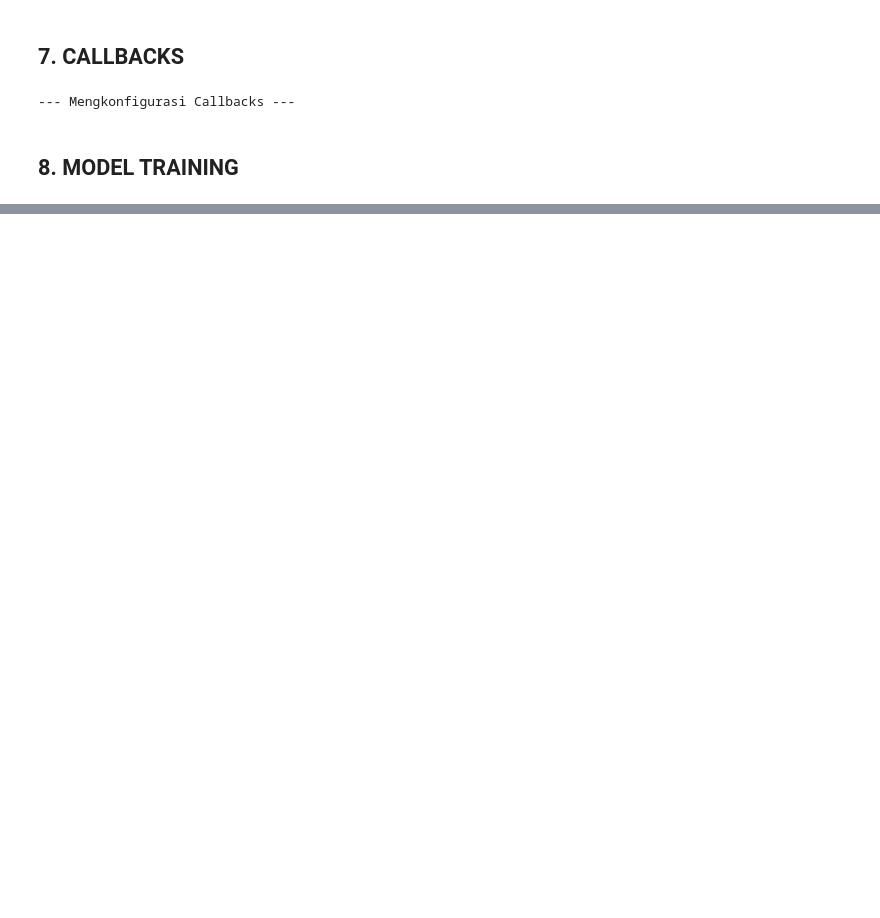
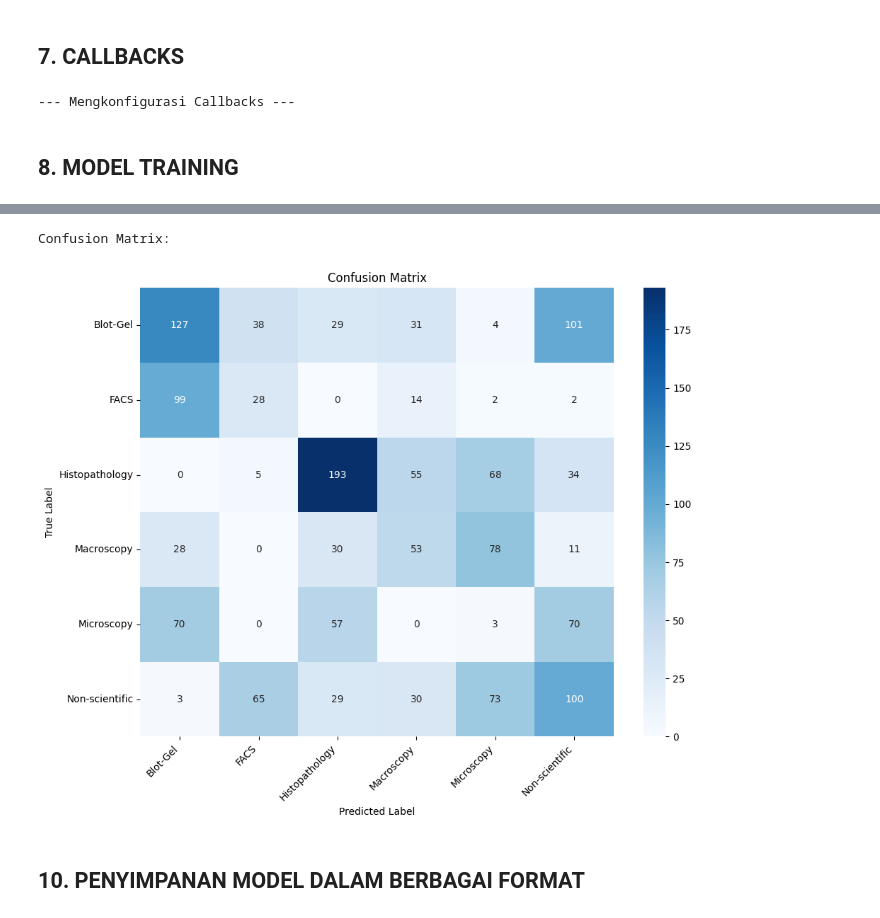
Before and after one commit to maybeitsai/scientific-image-classification, a Jupyter notebook: main.ipynb, the cells around one changed output, grey strips where cells are left out. Saved outputs shown, nothing was run; the diff lists cells and outputs as text; code cells hidden in the pictures; blank space fills up the shorter version.

```diff
--- a/main.ipynb
+++ b/main.ipynb
@@ -564,0 +634,25 @@ Epoch 1/30
+# %%
+# Prediksi pada Test Set untuk Laporan Klasifikasi & Confusion Matrix
+print("Membuat prediksi pada Test Set...")
+y_pred_prob = model.predict(test_ds)
+y_pred = np.argmax(y_pred_prob, axis=1)
+
+# Dapatkan label sebenarnya dari Test Set
+y_true = []
+for images, labels in test_ds.unbatch(): # Unbatch untuk mendapatkan label individual
+    y_true.append(labels.numpy())
+y_true = np.array(y_true)
+
+# Pastikan jumlah prediksi dan label sebenarnya cocok
+print(f"Jumlah prediksi: {len(y_pred)}")
+print(f"Jumlah label sebenarnya: {len(y_true)}")
+if len(y_pred) != len(y_true):
+     print("WARNING: Ukuran prediksi dan label sebenarnya tidak cocok! Ini bisa terjadi jika batch terakhir tidak penuh.")
+     # Coba ambil label dengan cara lain jika perlu
+     y_true = np.concatenate([y for x, y in test_ds], axis=0)
+     print(f"Jumlah label sebenarnya (setelah concatenate): {len(y_true)}")
+     # Potong y_pred jika perlu (kurang ideal)
+     if len(y_pred) > len(y_true):
+         y_pred = y_pred[:len(y_true)]
+     elif len(y_true) > len(y_pred): # Ini jarang terjadi
+         y_true = y_true[:len(y_pred)]
@@ -564,0 +682,18 @@ Epoch 1/30
+# %%
+# Membuat Confusion Matrix
+print("\nConfusion Matrix:")
+cm = confusion_matrix(y_true, y_pred)
+plt.figure(figsize=(10, 8))
+sns.heatmap(cm, annot=True, fmt='d', cmap='Blues', xticklabels=class_names, yticklabels=class_names)
+plt.title('Confusion Matrix')
+plt.xlabel('Predicted Label')
+plt.ylabel('True Label')
+plt.xticks(rotation=45, ha='right')
+plt.yticks(rotation=0)
+plt.tight_layout()
+plt.show()
+# %% [output]
+Confusion Matrix:
+[figure, added]
+# %% [markdown]
+## 10. PENYIMPANAN MODEL DALAM BERBAGAI FORMAT
```
Also changed, not shown: parts of 13 cells of this notebook, 1 other file.
